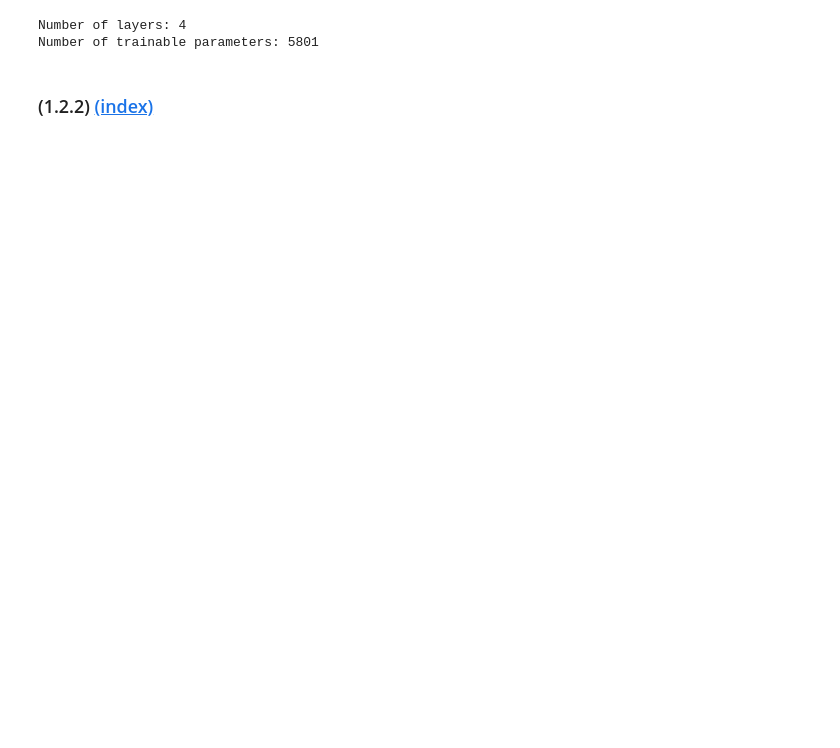
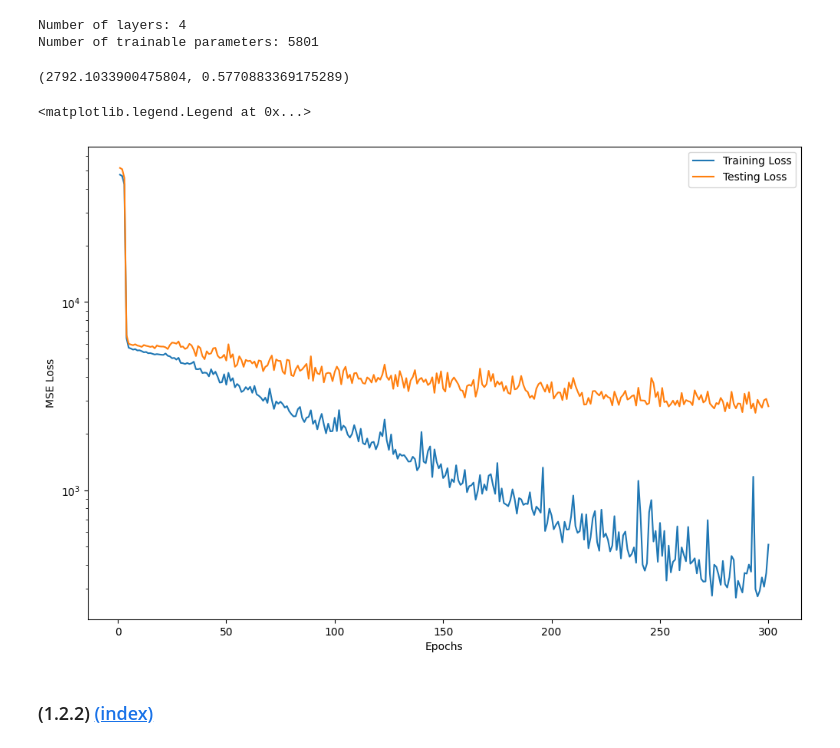
Before and after one commit to callieham/Year-3, a Jupyter notebook: Data Science/02045099_Coursework1.ipynb, the cells around one changed output. Drawn from its saved outputs; the diff is of its cells as text; code cells hidden in the pictures; blank space fills up the shorter version.

```diff
--- a/Data Science/02045099_Coursework1.ipynb
+++ b/Data Science/02045099_Coursework1.ipynb
@@ -881,5 +914,5 @@ Number of trainable parameters: 3251
 # %%
-y_hat_train, forward_pass = mlp.predict(X_train)
+y_hat_train, forward_pass = mlp.predict(X_train_std)
 # %%
 def grad_mse_loss(y_true, y_pred):
     """Compute gradient of MSE-loss
@@ -964,7 +997,7 @@ def sgd_step(X, y, mlp, learning_rate = 5e-5, momentum=None, v_t=None):
 
     # mlp.layers and gradients are symmetric, as shown in the figure.
     if momentum is not None and v_t is not None:
-        updated_layers, update_v = [], []
+        updated_layers, updated_v = [], []
         for layer, grad, v in zip(mlp.layers, gradients, v_t):
             adj_W = momentum * v["W"] + learning_rate * grad["W"]
             W = layer["W"] - adj_W
@@ -976,8 +1009,8 @@ def sgd_step(X, y, mlp, learning_rate = 5e-5, momentum=None, v_t=None):
                                    "activation": layer["activation"],
                                    "index": layer["index"]})
 
-            update_v.append({"W": adj_W, "b": adj_b})
-        return updated_layers
+            updated_v.append({"W": adj_W, "b": adj_b})
+        return updated_layers, updated_v
 
     elif momentum is not None or v_t is not None:
         raise ValueError("Need both momentum and v_t together.")
@@ -995,7 +1028,7 @@ def sgd_step(X, y, mlp, learning_rate = 5e-5, momentum=None, v_t=None):
     return updated_layers
 # %%
 def sgd(X_train, y_train, X_test, y_test, mlp, learning_rate = 5e-5,
-        n_epochs=300, minibatchsize=8, seed=42, momentum=None):
+        n_epochs=300, minibatchsize=8, seed=91, momentum=None):
     """
     Run the Stochastic Gradient Descent (SGD) algorithm to optimise the parameters of MLP model to fit it on
     the training data using MSE loss.
@@ -1032,7 +1065,7 @@ def sgd(X_train, y_train, X_test, y_test, mlp, learning_rate = 5e-5,
             X_train_shuffled = X_train[p]
             y_train_shuffled = y_train[p]
 
-            v_t = [{"W": np.zeros_like(layer["W"]), "b": np.zeros_like(layer["b"])} for layer in mlp.layers]
+            v_t = [{"W": np.zeros_like(mlp.layers[i]["W"]), "b": np.zeros_like(mlp.layers[i]["b"])} for i in range(len(mlp.layers))]
 
             for j in range(n_iterations):
                 # get batch
@@ -1040,10 +1073,11 @@ def sgd(X_train, y_train, X_test, y_test, mlp, learning_rate = 5e-5,
                 y_batch = y_train_shuffled[j*minibatchsize : (j+1)*minibatchsize]
 
                 # apply sgd step
-                updated_layers = sgd_step(X_batch, y_batch, mlp, learning_rate, momentum, v_t)
+                updated_layers, updated_v = sgd_step(X_batch, y_batch, mlp, learning_rate, momentum, v_t)
 
                 # update weights and biases of MLP
                 mlp.layers = updated_layers
+                v_t = updated_v
 
             # compute loss at the end of each epoch
             y_hat_train, _ = mlp.predict(X_train)
@@ -1084,7 +1118,7 @@ def sgd(X_train, y_train, X_test, y_test, mlp, learning_rate = 5e-5,
                                     f'test_R^2: {rsq(y_test, y_hat_test):.2f} ')
     return mlp, losses_train, losses_test
 # %%
-mlp = MLP(seed=2)
+mlp = MLP(seed=1)
 mlp.add_layer(12, 50)
 mlp.add_layer(50, 50, "activation")
 mlp.add_layer(50, 50, "activation")
@@ -1093,7 +1127,7 @@ print("Number of layers:",mlp.n_layers())
 print("Number of trainable parameters:",mlp.n_parameters())
 
 n_epochs = 300
-mlp, losses_train, losses_test = sgd(X_train, y_train.to_numpy(), X_test, y_test.to_numpy(),
+mlp, losses_train, losses_test = sgd(X_train_std, y_train.to_numpy(), X_test_std, y_test.to_numpy(),
                                      mlp, learning_rate = 5e-5,
                                      n_epochs=n_epochs,
                                      minibatchsize=8)
@@ -1131,3 +1165,19 @@ def mlp_results(mlp, X_test, y_test):
+# %%
+mlp_results(mlp, X_test_std, y_test.to_numpy())
+# %% [output]
+(2792.1033900475804, 0.5770883369175289)
+# %%
+fig, ax = plt.subplots(figsize = (12, 8))
+
+ax.plot(np.arange(1, n_epochs+1), losses_train, label='Training Loss')
+ax.plot(np.arange(1, n_epochs+1), losses_test, label='Testing Loss')
+ax.set_xlabel('Epochs')
+ax.set_ylabel('MSE Loss')
+ax.set(yscale = "log")
+ax.legend()
+# %% [output]
+<matplotlib.legend.Legend at 0x...>
+[figure, added]
 # %% [markdown]
 <a name="task-122"></a>
 
```
Also changed, not shown: parts of 55 cells of this notebook, 2 other files.
